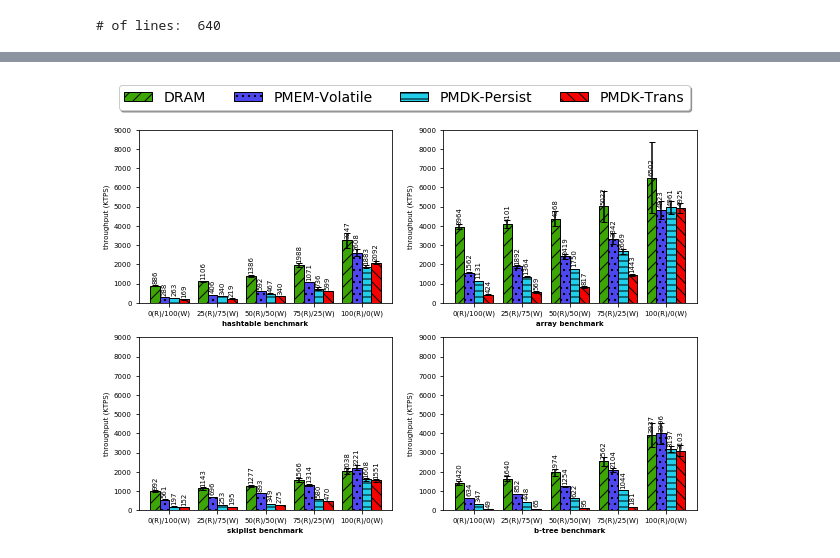
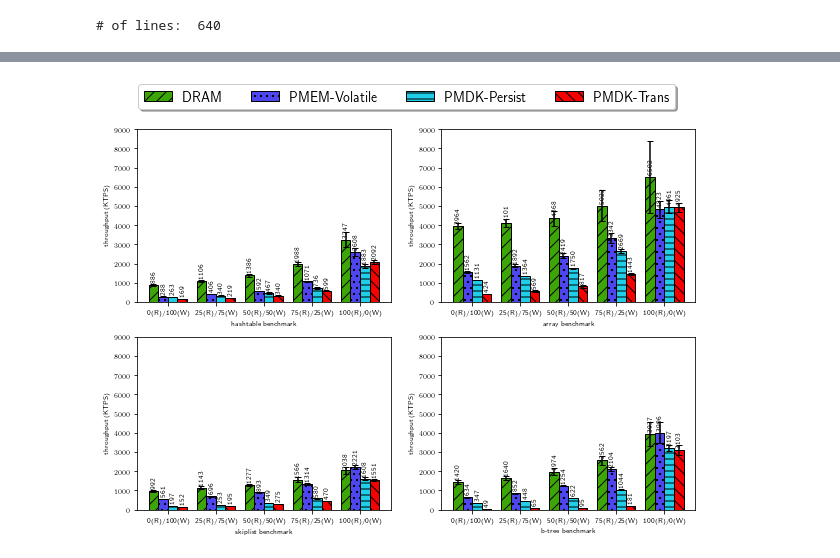
Before and after one commit to DIR-LAB/ycsb-storedsbench, a Jupyter notebook: workloads/plotting/0_ppopp-20.ipynb, the cells around one changed output, grey strips where cells are left out. Drawn from its saved outputs; the diff is of its cells as text; code cells hidden in the pictures.

Commit message:
Update results plotting, set type-1 font instead of default type-3 one

```diff
--- a/workloads/plotting/0_ppopp-20.ipynb
+++ b/workloads/plotting/0_ppopp-20.ipynb
@@ -1039,6 +1039,10 @@ print(sk_pmem_tx_we)
 import numpy as np
 import matplotlib.pyplot as plt
 from statistics import mean, stdev
+
+plt.rcParams['ps.useafm'] = True
+plt.rcParams['pdf.use14corefonts'] = True
+plt.rcParams['text.usetex'] = True
 
 # set width of bar
 barWidth = 0.20
@@ -1188,35 +1192,35 @@ plt.subplot(2, 2, 4)
 
 # Make the plot
 bt_dram_bar = plt.bar(bt_dram, bt_dram_mean, color='#3CA606', width=barWidth, edgecolor='black', label='DRAM', yerr=bt_dram_stdev, capsize=3, hatch="//")
 bt_vmem_bar = plt.bar(bt_vmem, bt_vmem_mean, color='#4E46EF', width=barWidth, edgecolor='black', label='PMEM-Volatile', yerr=bt_vmem_stdev, capsize=3, hatch="..")
 bt_pmem_bar = plt.bar(bt_pmem, bt_pmem_mean, color='#20CEE9', width=barWidth, edgecolor='black', label='PMDK-Persist', yerr=bt_pmem_stdev, capsize=3, hatch="--")
 bt_pmem_tx_bar = plt.bar(bt_pmem_tx, bt_pmem_tx_mean, color='#F60000', width=barWidth, edgecolor='black', label='PMDK-Trans', yerr=bt_pmem_tx_stdev, capsize=3, hatch="\\\\")
 
 # Add xticks on the middle of the group bars
 plt.xlabel('b-tree benchmark', fontweight='bold')
 plt.xticks([r + 1.5*barWidth for r in range(len(bt_dram_mean))], ['0(R)/100(W)', '25(R)/75(W)', '50(R)/50(W)', '75(R)/25(W)', '100(R)/0(W)'])
 
 # Add ylim to [0-1200]
 plt.ylabel('throughput (KTPS)', fontweight='normal')
 plt.ylim([0,9000])
 
 # Add counts above the two bar graphs
 for rect in bt_dram_bar + bt_vmem_bar + bt_pmem_bar + bt_pmem_tx_bar:
     height = rect.get_height()
     plt.text(rect.get_x() + rect.get_width()/2.0, (height + 100), '%d' % int(height), ha='center', va='bottom', rotation=90)
 
 ######################[plotted b-tree graph]######################
 
 # Create legend
-plt.legend(ncol=4, bbox_to_anchor=(1.0, 2.5), fontsize=14, fancybox=True, shadow=True)
+plt.legend(ncol=4, bbox_to_anchor=(.95, 2.5), fontsize=14, fancybox=True, shadow=True)
 
 # save the plot file
 plt.savefig("ppopp-20.pdf", bbox_inches = 'tight')
 
 # Show graphic
 plt.show()
 # %% [output]
-[figure, old version]
+[figure, new version]
 # %%
 #clear loaded array data
 ar_dram_wa.clear()
```
Also changed, not shown: 5 other files.
